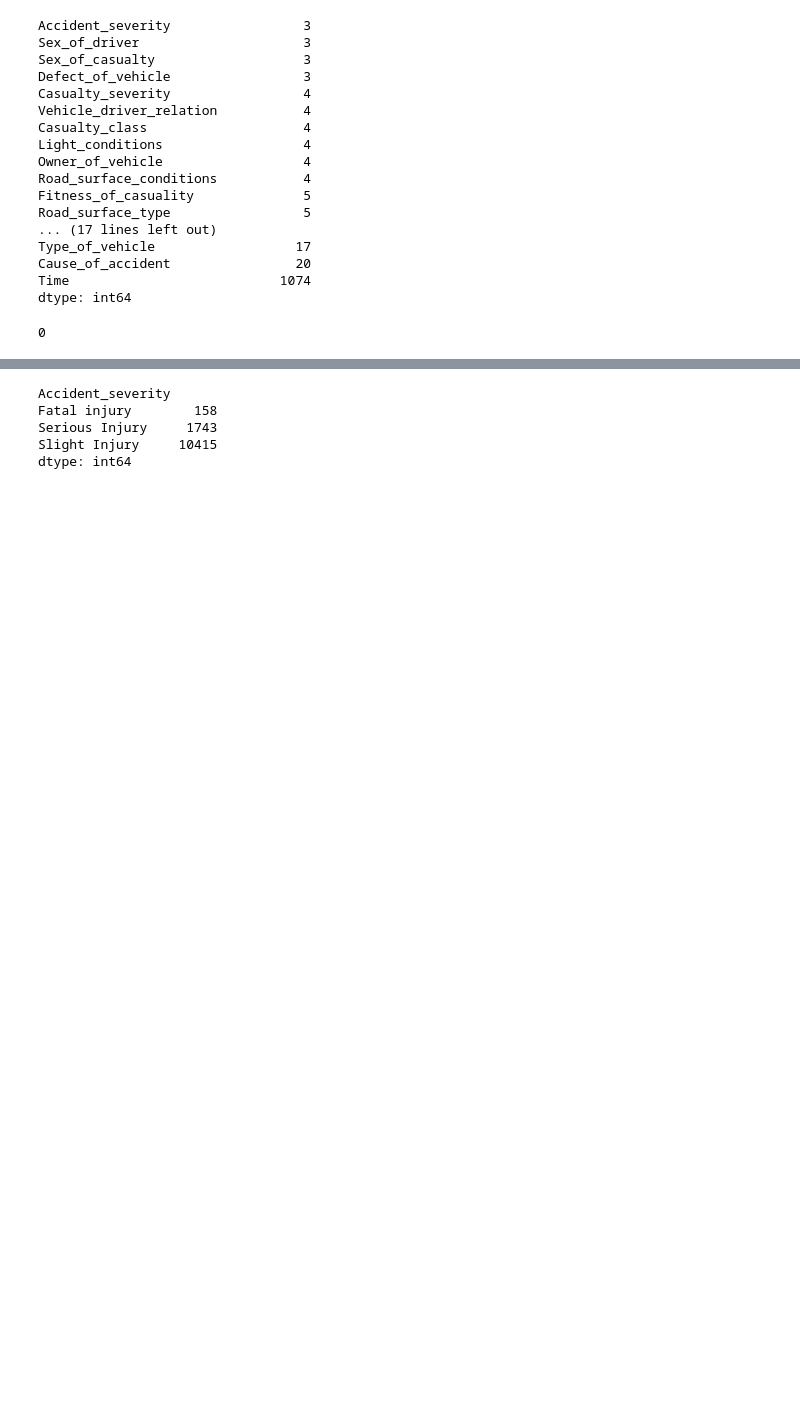
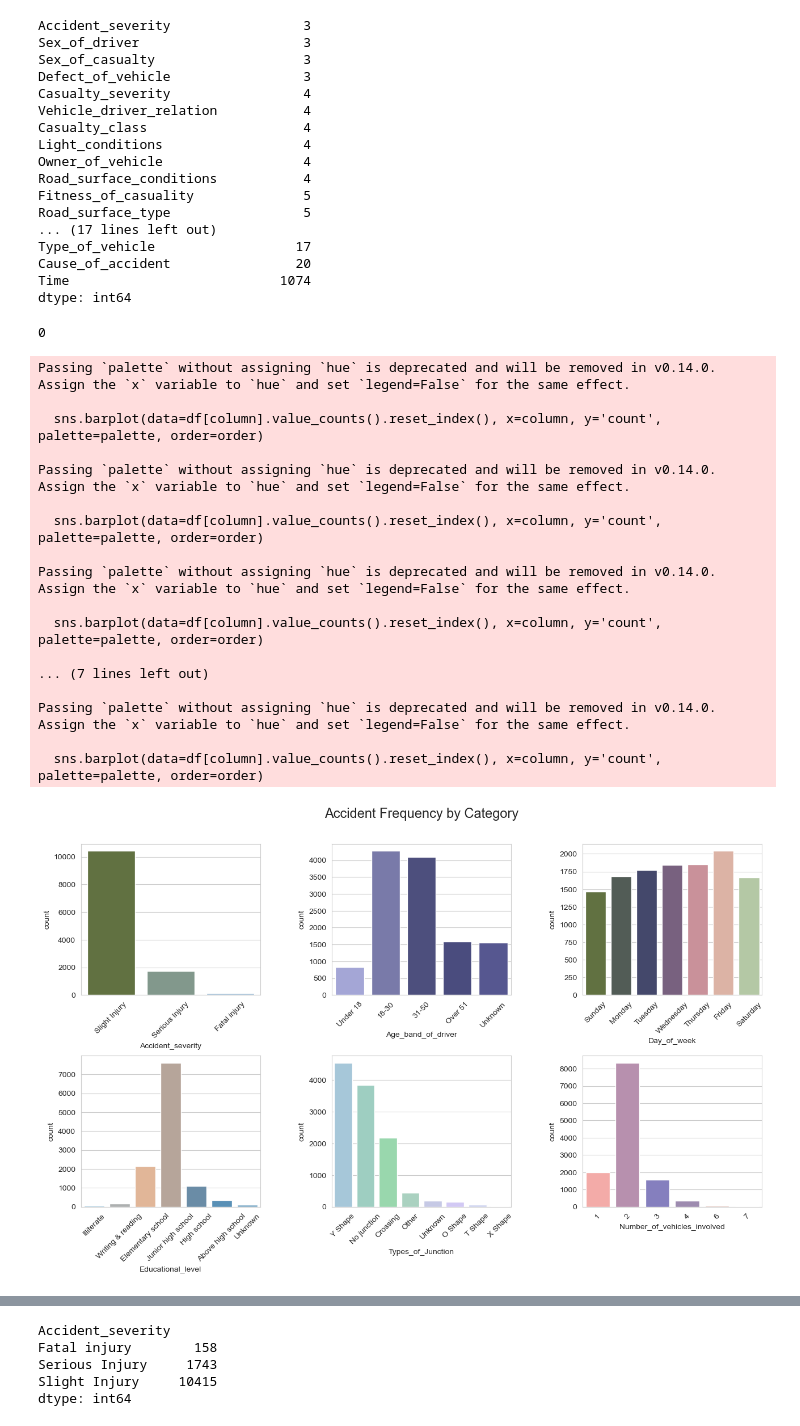
Before and after one commit to david11133/road-traffic-accidents-ml, a Jupyter notebook: notebooks/01_data_exploration.ipynb, the cells around one changed output, grey strips where cells are left out. Cells and saved outputs as stored; diff of their text form; code cells hidden in the pictures; blank space fills up the shorter version.

```diff
--- a/notebooks/01_data_exploration.ipynb
+++ b/notebooks/01_data_exploration.ipynb
@@ -129,3 +122,53 @@ df['Hour'] = pd.to_datetime(df['Time'], format='%H:%M:%S').dt.hour
 df.duplicated().sum()
 # %% [output]
 0
+# %%
+def subplot(df, i, column, order=None, palette=None):
+    plt.subplot(2, 3, i)
+
+    base_palette = sns.color_palette("pastel", 5) + sns.color_palette("tab20c", 5) + sns.color_palette("tab20b", 5)
+    colour_list = random.sample(base_palette, 5)
+    palette = sns.blend_palette([colour for colour in colour_list], 10)
+
+    sns.barplot(data=df[column].value_counts().reset_index(), x=column, y='count', palette=palette, order=order)
+    plt.xticks(rotation=45)
+# %%
+sns.set_style('whitegrid')
+plt.figure(figsize=(15, 8))
+plt.suptitle("Accident Frequency by Category", fontsize=17)
+
+subplot(df, i=1, column='Accident_severity')
+
+age_order = ['Under 18', '18-30', '31-50', 'Over 51', 'Unknown']
+subplot(df, i=2, column='Age_band_of_driver', order=age_order)
+
+day_order = ['Sunday', 'Monday', 'Tuesday', 'Wednesday', 'Thursday', 'Friday', 'Saturday']
+subplot(df, i=3, column='Day_of_week', order=day_order)
+
+education_order = ["Illiterate", "Writing & reading", "Elementary school", "Junior high school", "High school", "Above high school", "Unknown"]
+subplot(df, i=4, column='Educational_level', order=education_order)
+
+subplot(df, i=5, column='Types_of_Junction')
+subplot(df, i=6, column='Number_of_vehicles_involved')
+
+plt.subplots_adjust(left=0.1, right=0.9, bottom=0.1, top=0.9, wspace=0.4, hspace=0.4)
+plt.show()
+# %% [output]
+Passing `palette` without assigning `hue` is deprecated and will be removed in v0.14.0. Assign the `x` variable to `hue` and set `legend=False` for the same effect.
+
+  sns.barplot(data=df[column].value_counts().reset_index(), x=column, y='count', palette=palette, order=order)
+
+Passing `palette` without assigning `hue` is deprecated and will be removed in v0.14.0. Assign the `x` variable to `hue` and set `legend=False` for the same effect.
+
+  sns.barplot(data=df[column].value_counts().reset_index(), x=column, y='count', palette=palette, order=order)
+
+Passing `palette` without assigning `hue` is deprecated and will be removed in v0.14.0. Assign the `x` variable to `hue` and set `legend=False` for the same effect.
+
+  sns.barplot(data=df[column].value_counts().reset_index(), x=column, y='count', palette=palette, order=order)
+
+... (7 lines left out)
+
+Passing `palette` without assigning `hue` is deprecated and will be removed in v0.14.0. Assign the `x` variable to `hue` and set `legend=False` for the same effect.
+
+  sns.barplot(data=df[column].value_counts().reset_index(), x=column, y='count', palette=palette, order=order)
+[figure, added]
```
Also changed, not shown: parts of 10 cells of this notebook, 4 other files.
